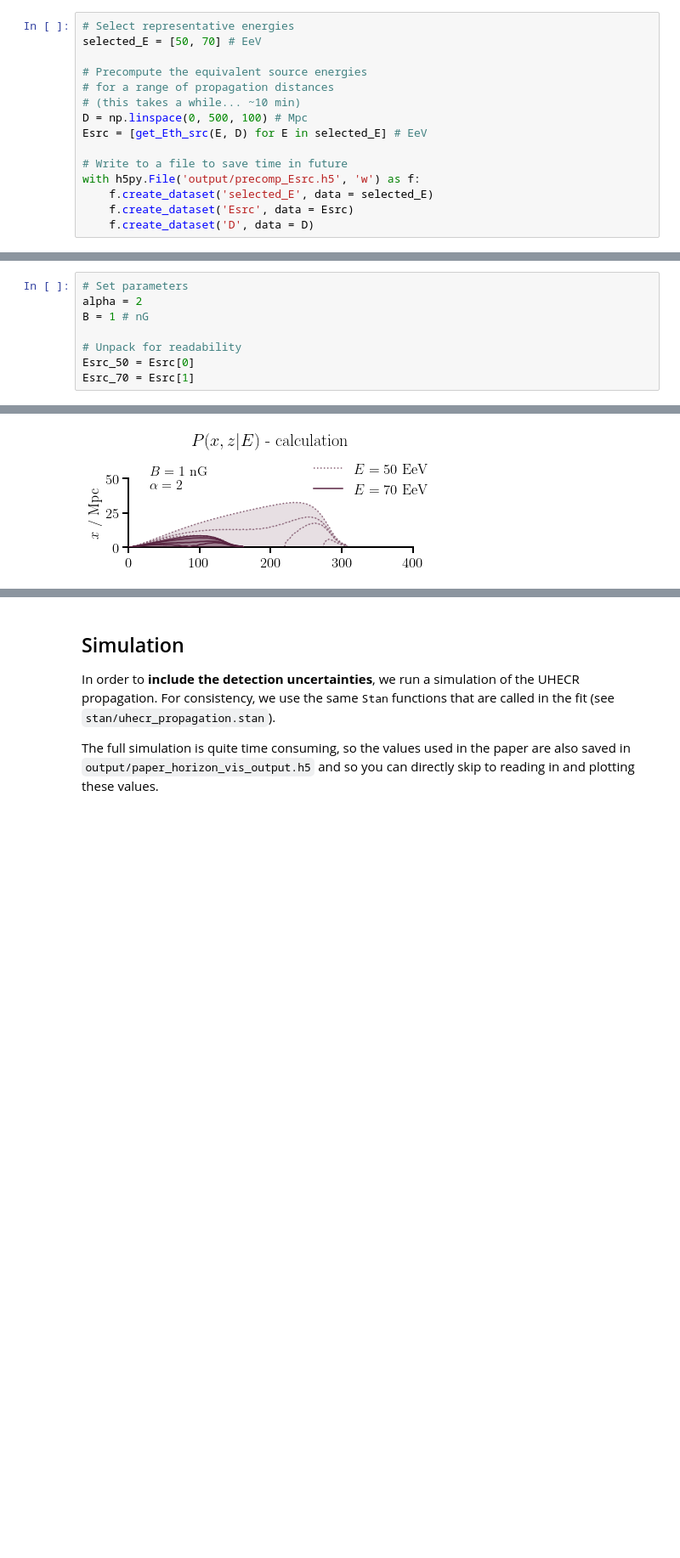
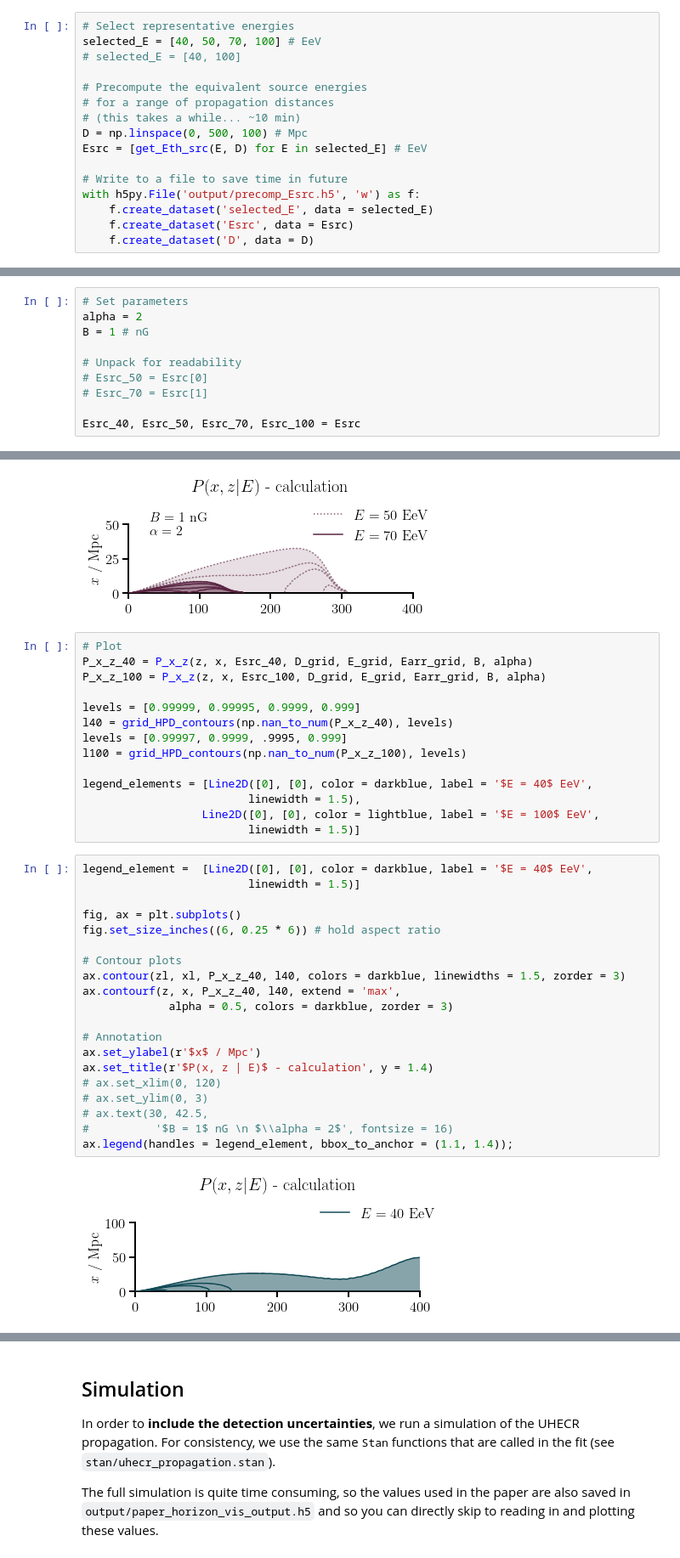
Before and after one commit to uhecr-project/uhecr_model, a Jupyter notebook: 1_impact_of_detection_uncertainties/horizon_visualisation/horizon_visualisation.ipynb, the cells around one changed output, grey strips where cells are left out. Shown at 85% size. Drawn from its saved outputs; the diff is of its cells as text; blank space fills up the shorter version.

```diff
--- a/1_impact_of_detection_uncertainties/horizon_visualisation/horizon_visualisation.ipynb
+++ b/1_impact_of_detection_uncertainties/horizon_visualisation/horizon_visualisation.ipynb
@@ -42,7 +42,8 @@ If we **ignore detection uncertainties**, it is possible to find an analytical e
 These cells show how the files in `output/` have been computed. These computations can be re-run, but the output files are also provided with this code, so it is possible to skip ahead to the next subsection.
 # %%
 # Select representative energies
-selected_E = [50, 70] # EeV
+selected_E = [40, 50, 70, 100] # EeV
+# selected_E = [40, 100]
 
 # Precompute the equivalent source energies
 # for a range of propagation distances
@@ -81,8 +82,10 @@ alpha = 2
 B = 1 # nG
 
 # Unpack for readability
-Esrc_50 = Esrc[0]
-Esrc_70 = Esrc[1]
+# Esrc_50 = Esrc[0]
+# Esrc_70 = Esrc[1]
+
+Esrc_40, Esrc_50, Esrc_70, Esrc_100 = Esrc
 # %%
 # Calculate P(x, z | E omega) on a meshgrid of x, z
 # Takes ~ 10s
@@ -128,3 +131,39 @@ ax.text(30, 42.5,
 ax.legend(handles = legend_elements, bbox_to_anchor = (1.1, 1.4));
 # %% [output]
 [figure]
+# %%
+# Plot
+P_x_z_40 = P_x_z(z, x, Esrc_40, D_grid, E_grid, Earr_grid, B, alpha)
+P_x_z_100 = P_x_z(z, x, Esrc_100, D_grid, E_grid, Earr_grid, B, alpha)
+
+levels = [0.99999, 0.99995, 0.9999, 0.999]
+l40 = grid_HPD_contours(np.nan_to_num(P_x_z_40), levels)
+levels = [0.99997, 0.9999, .9995, 0.999]
+l100 = grid_HPD_contours(np.nan_to_num(P_x_z_100), levels)
+
+legend_elements = [Line2D([0], [0], color = darkblue, label = '$E = 40$ EeV',
+                         linewidth = 1.5),
+                  Line2D([0], [0], color = lightblue, label = '$E = 100$ EeV',
+                         linewidth = 1.5)]
+# %%
+legend_element =  [Line2D([0], [0], color = darkblue, label = '$E = 40$ EeV',
+                         linewidth = 1.5)]
+
+fig, ax = plt.subplots()
+fig.set_size_inches((6, 0.25 * 6)) # hold aspect ratio
+
+# Contour plots
+ax.contour(zl, xl, P_x_z_40, l40, colors = darkblue, linewidths = 1.5, zorder = 3)
+ax.contourf(z, x, P_x_z_40, l40, extend = 'max',
+             alpha = 0.5, colors = darkblue, zorder = 3)
+
+# Annotation
+ax.set_ylabel(r'$x$ / Mpc')
+ax.set_title(r'$P(x, z | E)$ - calculation', y = 1.4)
+# ax.set_xlim(0, 120)
+# ax.set_ylim(0, 3)
+# ax.text(30, 42.5,
+#          '$B = 1$ nG \n $\\alpha = 2$', fontsize = 16)
+ax.legend(handles = legend_element, bbox_to_anchor = (1.1, 1.4));
+# %% [output]
+[figure, added]
```
Also changed, not shown: parts of 14 cells of this notebook, 1 other file.
